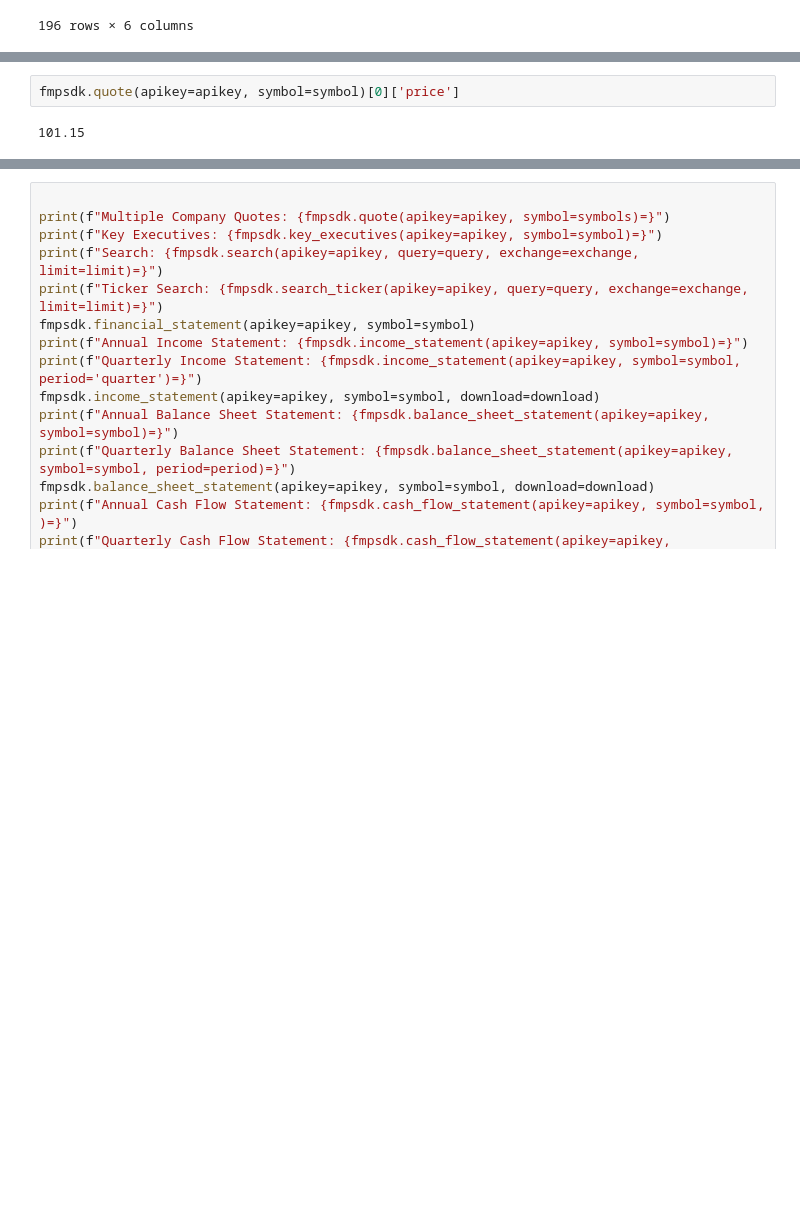
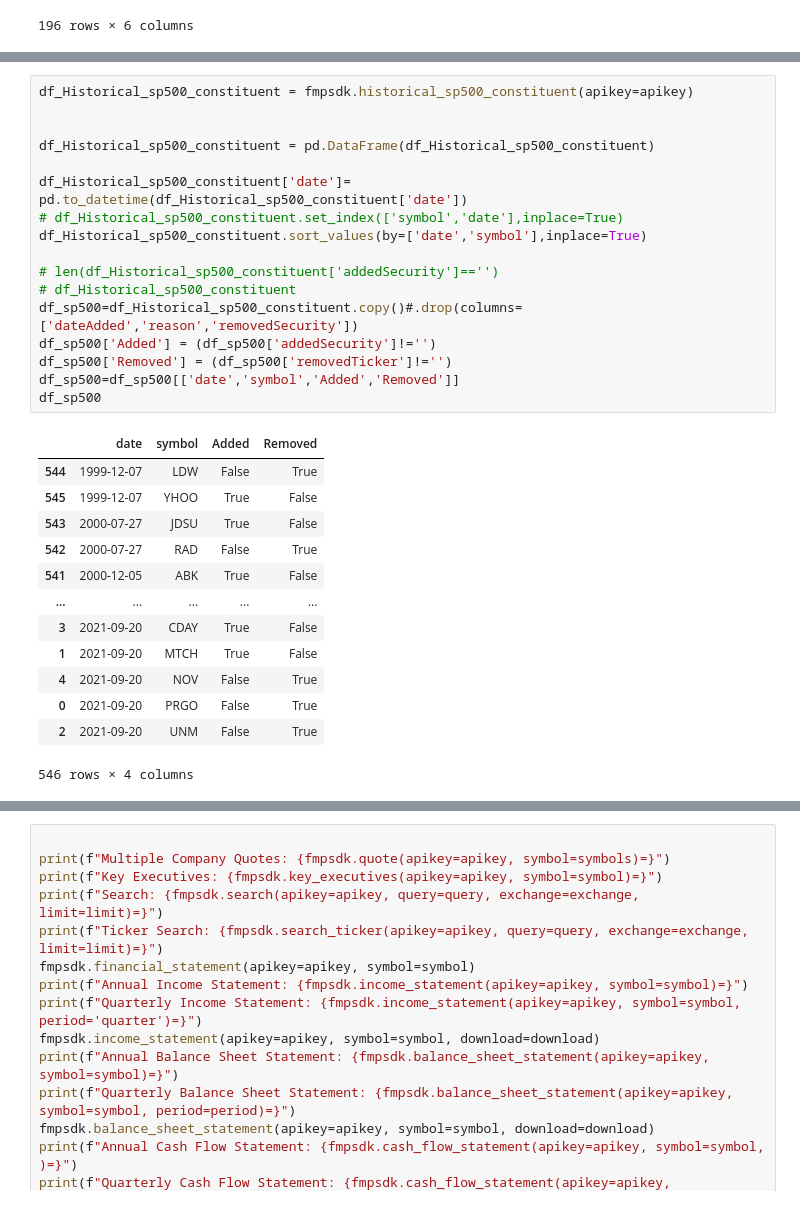
Before and after one commit to VinnyCarter05/fmpsdk-master, a Jupyter notebook: fmpsdk-ruleone.ipynb, the cells around one changed output, grey strips where cells are left out. Cells and saved outputs as stored; diff of their text form; blank space fills up the shorter version.

```diff
--- a/fmpsdk-ruleone.ipynb
+++ b/fmpsdk-ruleone.ipynb
@@ -428,4 +428,31 @@ df_MOS
 # %%
-fmpsdk.quote(apikey=apikey, symbol=symbol)[0]['price']
+df_Historical_sp500_constituent = fmpsdk.historical_sp500_constituent(apikey=apikey)
+
+
+df_Historical_sp500_constituent = pd.DataFrame(df_Historical_sp500_constituent)
+
+df_Historical_sp500_constituent['date']= pd.to_datetime(df_Historical_sp500_constituent['date'])
+# df_Historical_sp500_constituent.set_index(['symbol','date'],inplace=True)
+df_Historical_sp500_constituent.sort_values(by=['date','symbol'],inplace=True)
+
+# len(df_Historical_sp500_constituent['addedSecurity']=='')
+# df_Historical_sp500_constituent
+df_sp500=df_Historical_sp500_constituent.copy()#.drop(columns=['dateAdded','reason','removedSecurity'])
+df_sp500['Added'] = (df_sp500['addedSecurity']!='')
+df_sp500['Removed'] = (df_sp500['removedTicker']!='')
+df_sp500=df_sp500[['date','symbol','Added','Removed']]
+df_sp500
 # %% [output]
+|  | date | symbol | Added | Removed |
+| 544 | 1999-12-07 | LDW | False | True |
+| 545 | 1999-12-07 | YHOO | True | False |
+| 543 | 2000-07-27 | JDSU | True | False |
+| 542 | 2000-07-27 | RAD | False | True |
+| 541 | 2000-12-05 | ABK | True | False |
+| ... | ... | ... | ... | ... |
+| 3 | 2021-09-20 | CDAY | True | False |
+| 1 | 2021-09-20 | MTCH | True | False |
+| 4 | 2021-09-20 | NOV | False | True |
+| 0 | 2021-09-20 | PRGO | False | True |
+| 2 | 2021-09-20 | UNM | False | True |
-101.15
+546 rows × 4 columns
```
Also changed, not shown: parts of 4 cells of this notebook.
